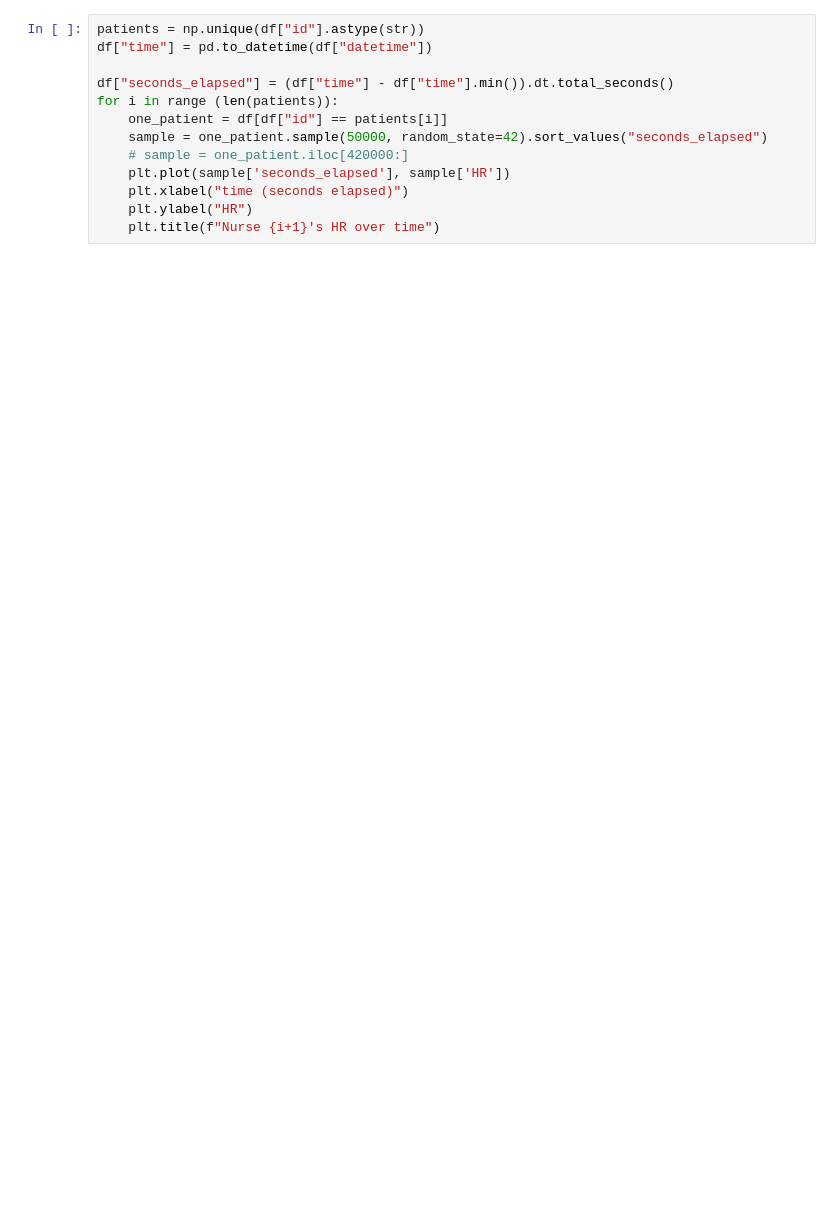
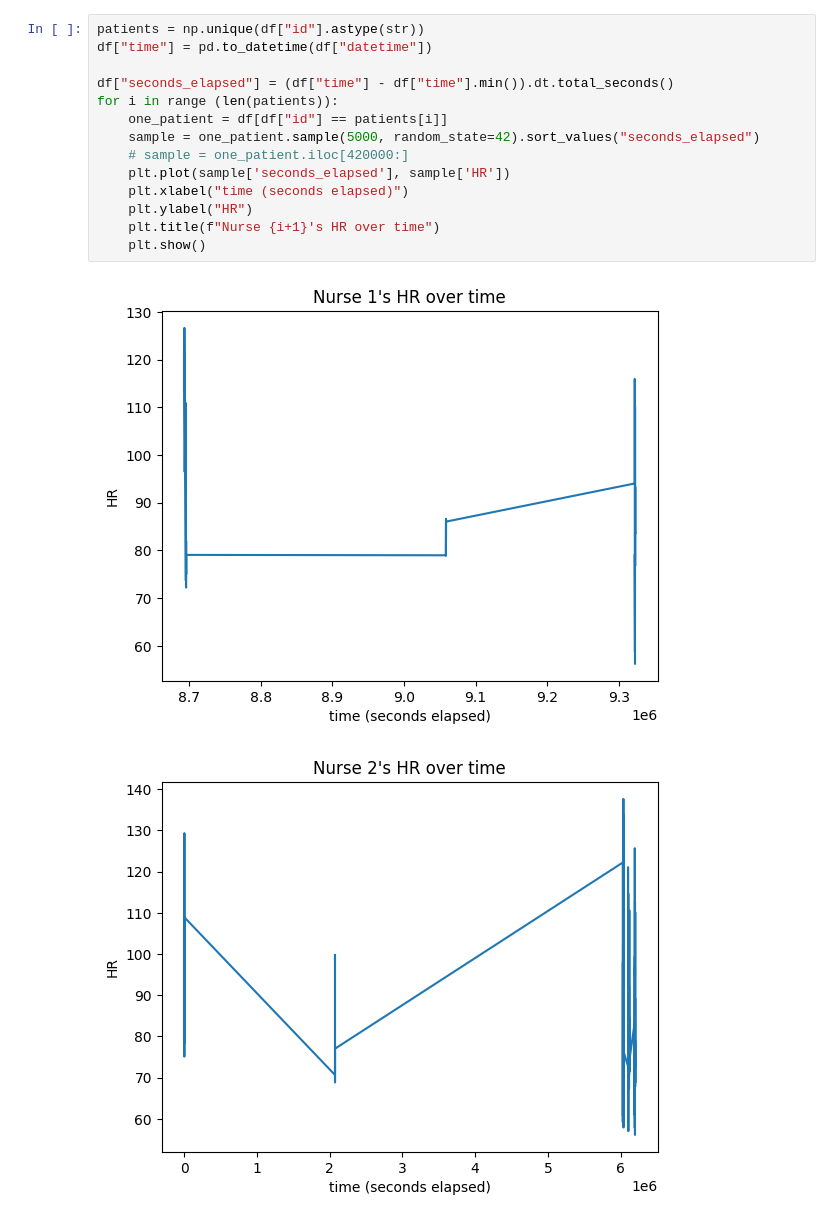
Before and after one commit to adishri8/MLMAMidtermProject, a Jupyter notebook: data_proc_nadia.ipynb, the cells around one changed output. Saved outputs shown, nothing was run; the diff lists cells and outputs as text; blank space fills up the shorter version.

```diff
--- a/data_proc_nadia.ipynb
+++ b/data_proc_nadia.ipynb
@@ -26,14 +24,17 @@ False
 # %%
 patients = np.unique(df["id"].astype(str))
 df["time"] = pd.to_datetime(df["datetime"])
 
 df["seconds_elapsed"] = (df["time"] - df["time"].min()).dt.total_seconds()
 for i in range (len(patients)):
     one_patient = df[df["id"] == patients[i]]
-    sample = one_patient.sample(50000, random_state=42).sort_values("seconds_elapsed")
+    sample = one_patient.sample(5000, random_state=42).sort_values("seconds_elapsed")
     # sample = one_patient.iloc[420000:]
     plt.plot(sample['seconds_elapsed'], sample['HR'])
     plt.xlabel("time (seconds elapsed)")
     plt.ylabel("HR")
     plt.title(f"Nurse {i+1}'s HR over time")
+    plt.show()
 # %% [output]
+[figure, added]
+[figure, added]
```
Also changed, not shown: parts of 5 cells of this notebook.
